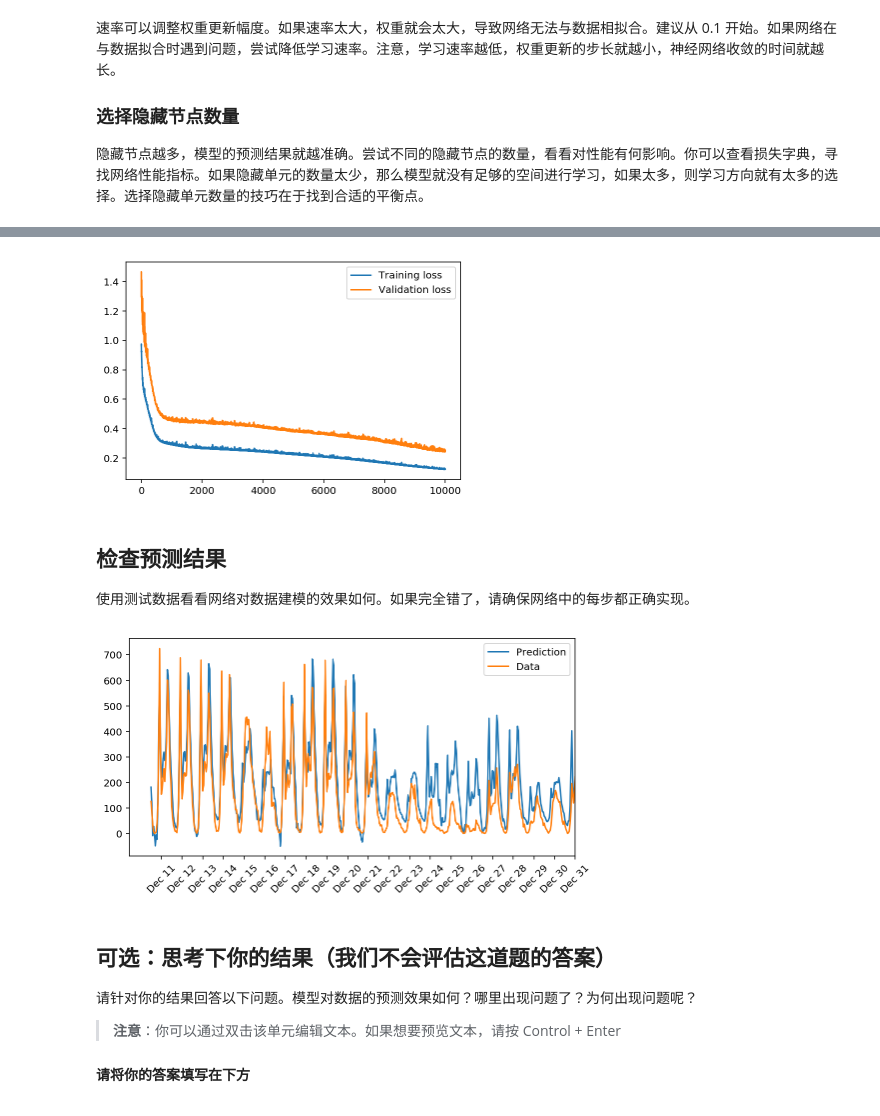
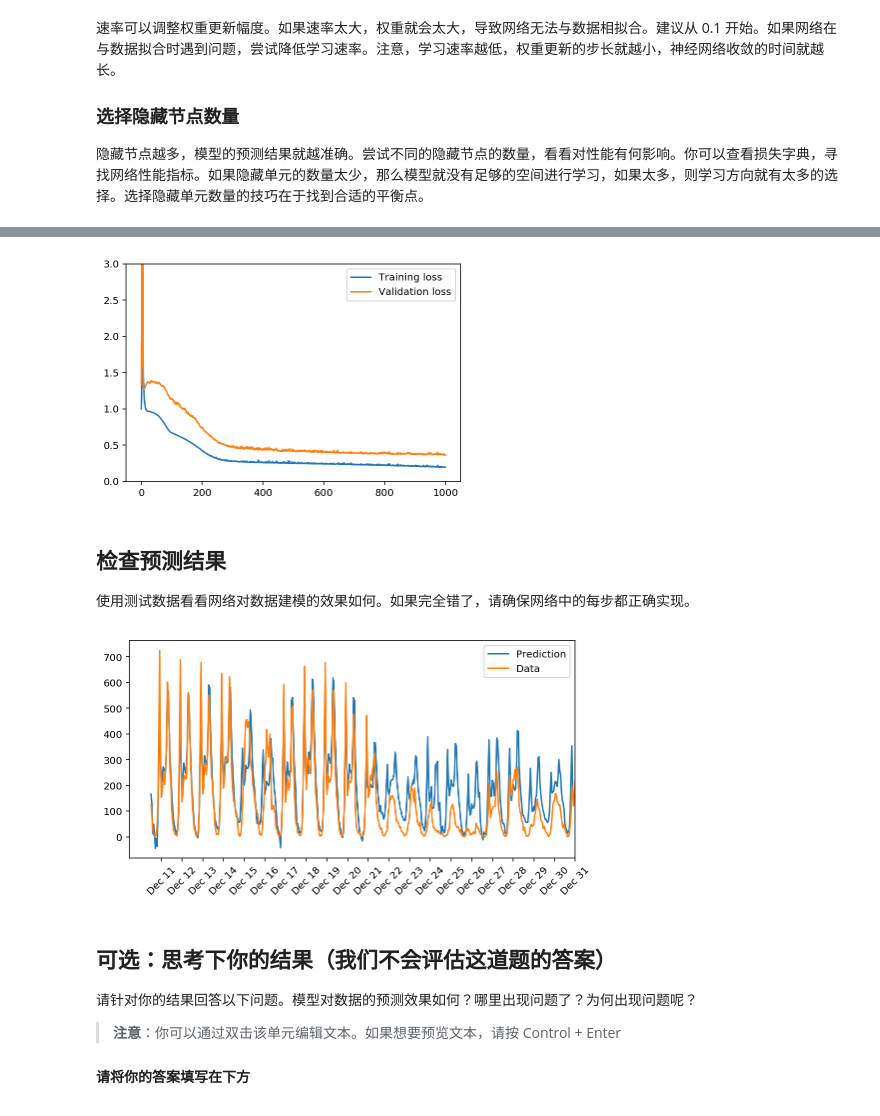
Before and after one commit to xaibeing/cn-deep-learning, a Jupyter notebook: first-neural-network/Your_first_neural_network.ipynb, the cells around one changed output, grey strips where cells are left out. Cells and saved outputs as stored; diff of their text form; code cells hidden in the pictures.

Commit message:
增加learning rate，np.matmul改为@

```diff
--- a/first-neural-network/Your_first_neural_network.ipynb
+++ b/first-neural-network/Your_first_neural_network.ipynb
@@ -190,13 +190,13 @@ class NeuralNetwork(object):
             #print('y',y)
             #print('weights_input_to_hidden.shape', self.weights_input_to_hidden.shape)
             #print('weights_hidden_to_output.shape', self.weights_hidden_to_output.shape)
-            hidden_inputs = np.matmul(X[None,:], self.weights_input_to_hidden) # signals into hidden layer
+            hidden_inputs = X[None,:] @ self.weights_input_to_hidden # signals into hidden layer
             #print('hidden_inputs.shape', hidden_inputs.shape)
             hidden_outputs = self.activation_function(hidden_inputs) # signals from hidden layer
             #print('hidden_outputs.shape',hidden_outputs.shape)
 
             # TODO: Output layer - Replace these values with your calculations.
-            final_inputs = np.matmul(hidden_outputs, self.weights_hidden_to_output) # signals into final output layer
+            final_inputs = hidden_outputs @ self.weights_hidden_to_output # signals into final output layer
             final_outputs = final_inputs # signals from final output layer
             #print('final_inputs.shape', final_inputs.shape)
             #print('final_outputs.shape', final_outputs.shape)
@@ -214,7 +214,7 @@ class NeuralNetwork(object):
             #print('output_error_term',output_error_term)
 
             # TODO: Calculate the hidden layer's contribution to the error
-            hidden_error = np.matmul(output_error_term, self.weights_hidden_to_output.T)
+            hidden_error = output_error_term @ self.weights_hidden_to_output.T
 #            hidden_error = output_error_term * self.weights_hidden_to_output.T
             #print('hidden_error.shape',hidden_error.shape)
 #            print('hidden_error1',hidden_error1)
@@ -226,7 +226,7 @@ class NeuralNetwork(object):
             #print('hidden_error_term.shape', hidden_error_term.shape)
 
             # Weight step (input to hidden)
-            tmp = np.matmul(X[:,None], hidden_error_term)
+            tmp = X[:,None] @ hidden_error_term
             #print('X[:,None]',X[:,None])
             #print('hidden_error_term',hidden_error_term)
             #print('tmp.shape',tmp.shape)
@@ -262,13 +262,13 @@ class NeuralNetwork(object):
         # TODO: Hidden layer - replace these values with the appropriate calculations.
 #        #print('features.shape', features.shape)
 #        #print(features)
-        hidden_inputs = np.matmul(features, self.weights_input_to_hidden) # signals into hidden layer
+        hidden_inputs = features @ self.weights_input_to_hidden # signals into hidden layer
 #        #print('hedden_inputs', hidden_inputs)
         hidden_outputs = self.activation_function(hidden_inputs) # signals from hidden layer
 #        #print('hidden_outputs', hidden_outputs)
 
         # TODO: Output layer - Replace these values with the appropriate calculations.
-        final_inputs = np.matmul(hidden_outputs, self.weights_hidden_to_output) # signals into final output layer
+        final_inputs = hidden_outputs @ self.weights_hidden_to_output # signals into final output layer
 #        #print('final_inputs', final_inputs)
         final_outputs = final_inputs # signals from final output layer
 #        #print('final_outputs', final_outputs)
@@ -371,8 +371,8 @@ OK
 import sys
 
 ### Set the hyperparameters here ###
-iterations = 10000
-learning_rate = 0.15
+iterations = 1000
+learning_rate = 0.7
 hidden_nodes = 20
 output_nodes = 1
 
@@ -402,10 +402,11 @@ Progress: 100.0% ... Training loss: 0.123 ... Validation loss: 0.248
 # %%
-plt.plot(losses['train'], label='Training loss')
-plt.plot(losses['validation'], label='Validation loss')
-plt.legend()
-_ = plt.ylim()
+axes = plt.gca()
+axes.plot(losses['train'], label='Training loss')
+axes.plot(losses['validation'], label='Validation loss')
+axes.legend()
+_ = axes.set_ylim([0,3])
 # %% [output]
-[figure, old version]
+[figure, new version]
 # %% [markdown]
 ## 检查预测结果
 
@@ -425,7 +426,7 @@ dates = dates.apply(lambda d: d.strftime('%b %d'))
 ax.set_xticks(np.arange(len(dates))[12::24])
 _ = ax.set_xticklabels(dates[12::24], rotation=45)
 # %% [output]
-[figure, old version]
+[figure, new version]
 # %% [markdown]
 ## 可选：思考下你的结果（我们不会评估这道题的答案）
 
```
Also changed, not shown: parts of 1 cell of this notebook, 1 other file.
